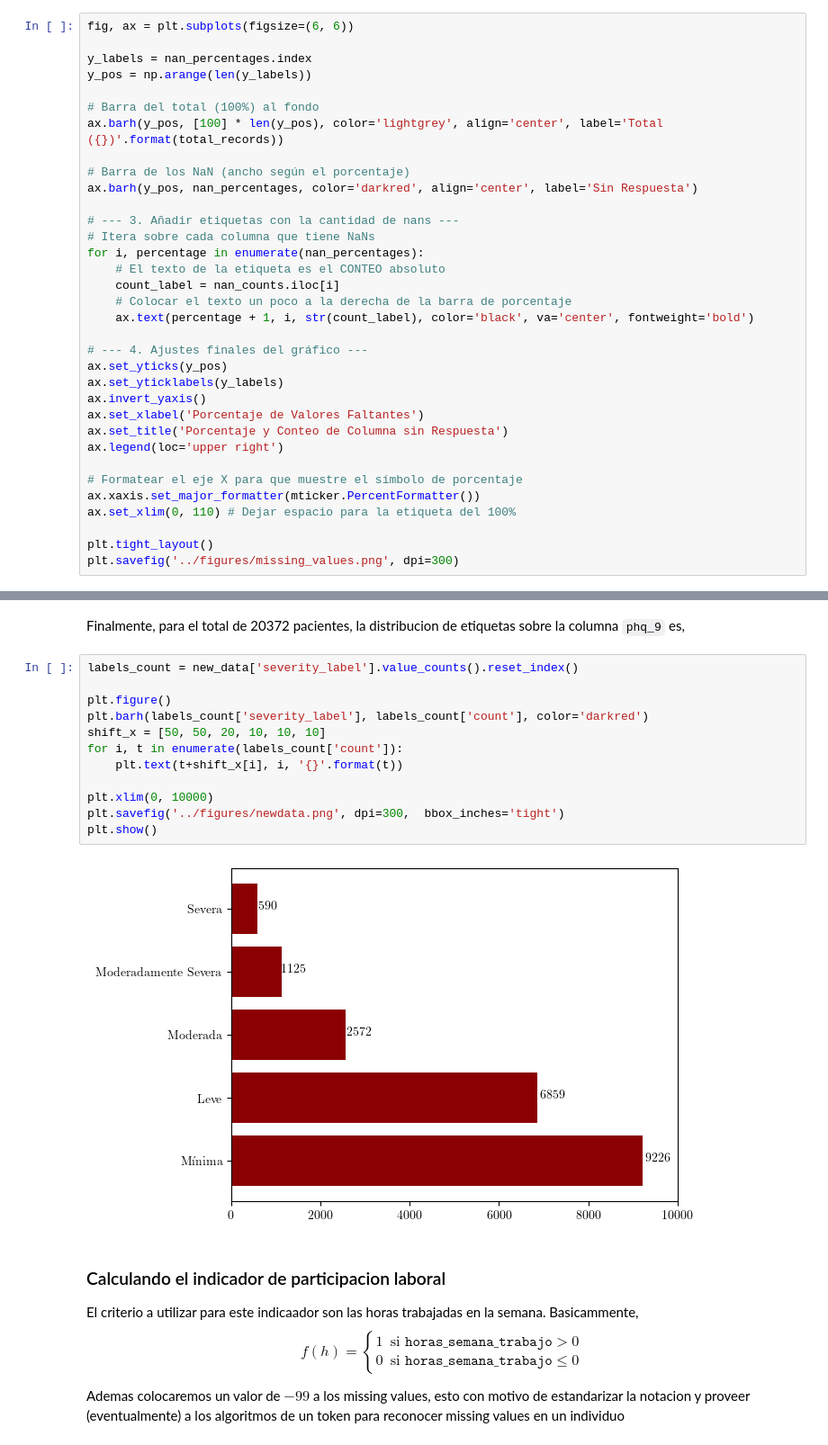
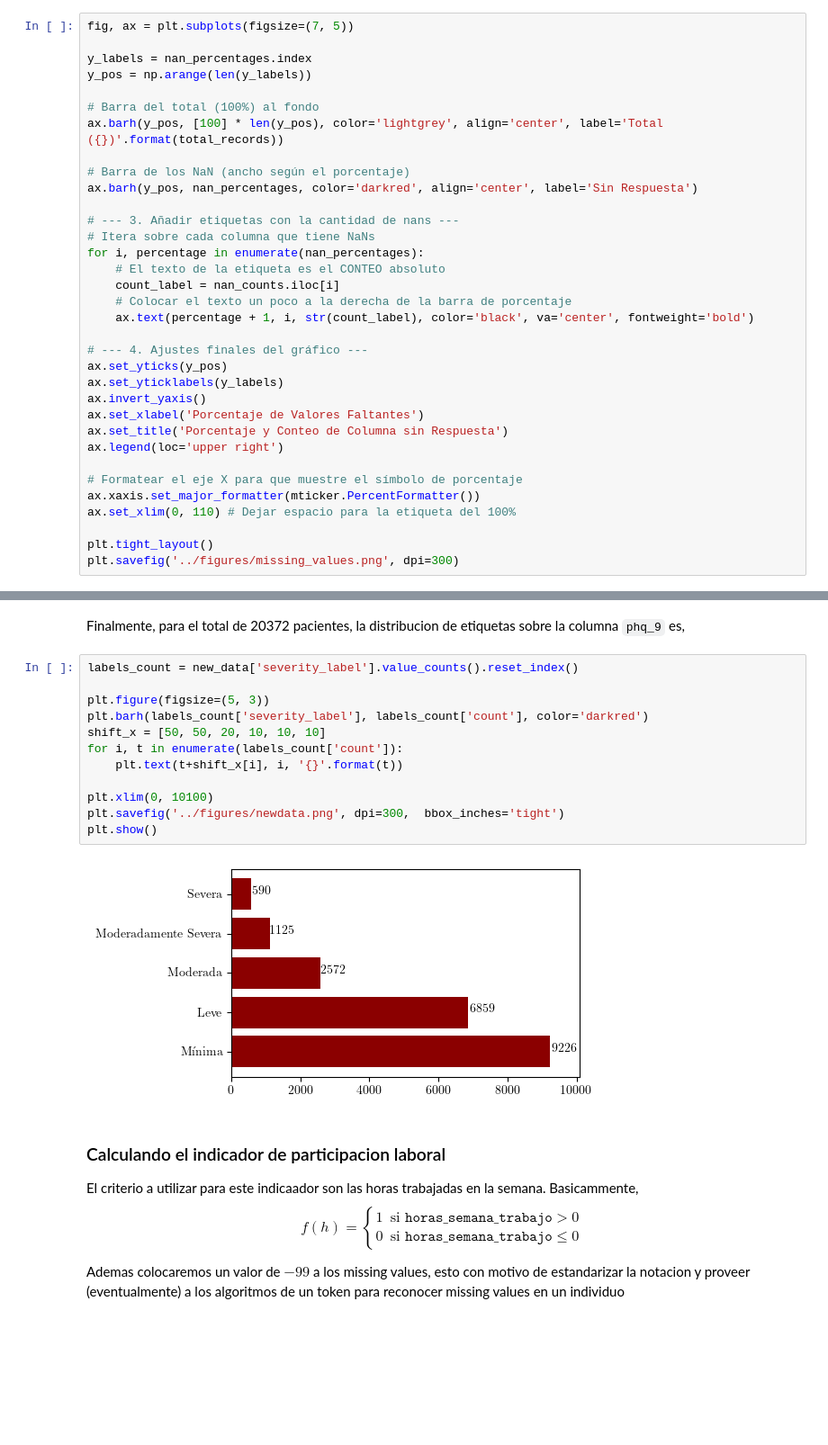
Before and after one commit to cridonoso/econometrics_exercises, a Jupyter notebook: H4/presentation/clean_data.ipynb, the cells around one changed output, grey strips where cells are left out. Shown at 90% size. Cells and saved outputs as stored; diff of their text form; blank space fills up the shorter version.

```diff
--- a/H4/presentation/clean_data.ipynb
+++ b/H4/presentation/clean_data.ipynb
@@ -29,7 +29,7 @@ nan_percentages = (nan_counts / total_records) * 100
 nan_percentages = nan_percentages.sort_values()
 nan_counts = nan_counts[nan_percentages.index]
 # %%
-fig, ax = plt.subplots(figsize=(6, 6))
+fig, ax = plt.subplots(figsize=(7, 5))
 
 y_labels = nan_percentages.index
 y_pos = np.arange(len(y_labels))
@@ -166,17 +166,17 @@ Finalmente, para el total de 20372 pacientes, la distribucion de etiquetas sobre
 # %%
 labels_count = new_data['severity_label'].value_counts().reset_index()
 
-plt.figure()
+plt.figure(figsize=(5, 3))
 plt.barh(labels_count['severity_label'], labels_count['count'], color='darkred')
 shift_x = [50, 50, 20, 10, 10, 10]
 for i, t in enumerate(labels_count['count']):
     plt.text(t+shift_x[i], i, '{}'.format(t))
 
-plt.xlim(0, 10000)
+plt.xlim(0, 10100)
 plt.savefig('../figures/newdata.png', dpi=300,  bbox_inches='tight')
 plt.show()
 # %% [output]
-[figure, old version]
+[figure, new version]
 # %% [markdown]
 ### Calculando el indicador de participacion laboral
 
```
Also changed, not shown: parts of 3 cells of this notebook, 35 other files.
